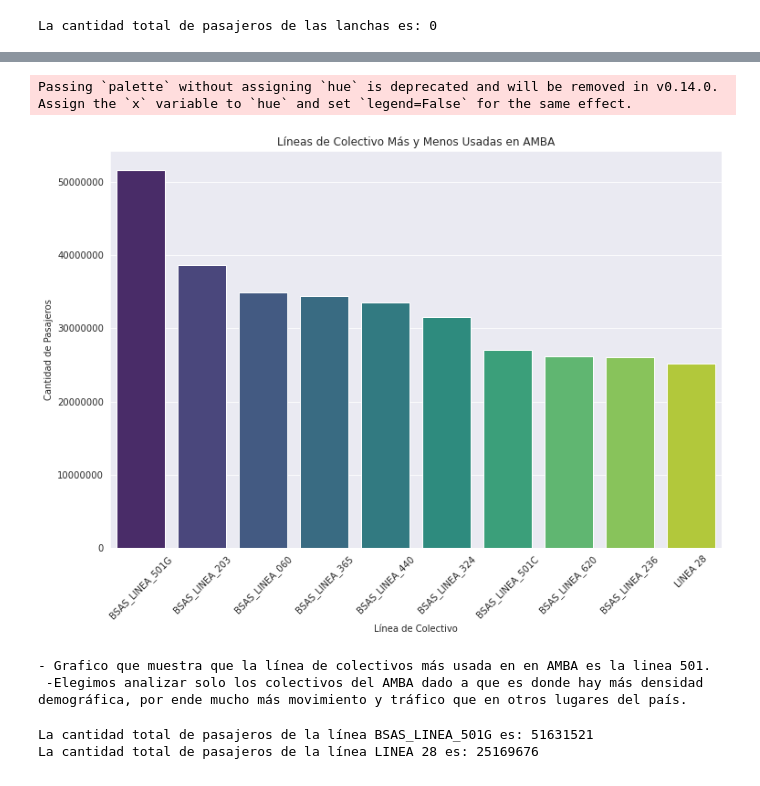
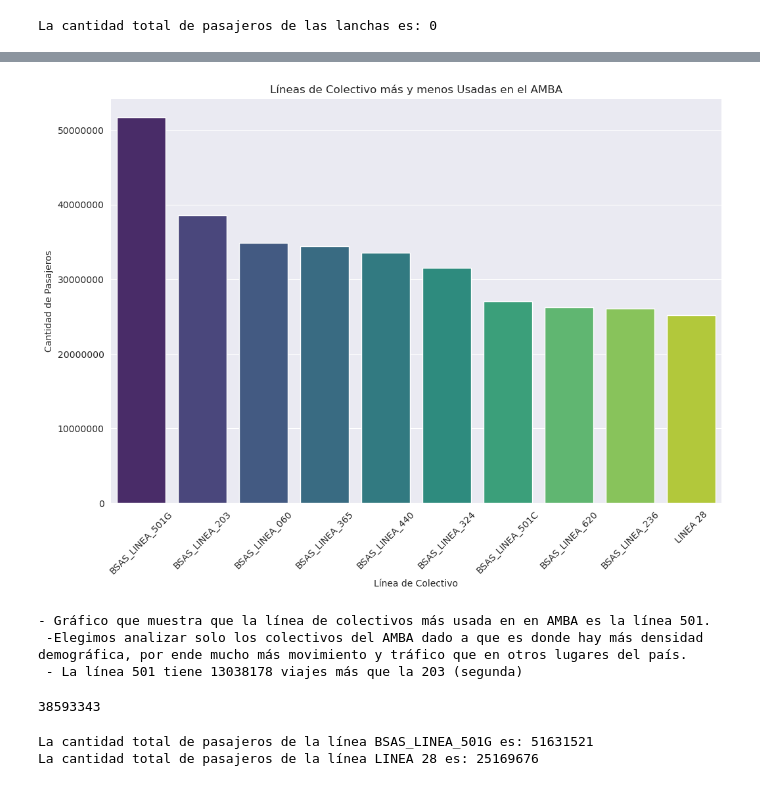
Before and after one commit to joacokoif/tp1_sube_2023_ldd, a Jupyter notebook: tp1_sube2023.ipynb, the cells around one changed output, grey strips where cells are left out. Saved outputs shown, nothing was run; the diff lists cells and outputs as text; code cells hidden in the pictures.

Commit message:
Agregue la línea en el 4

```diff
--- a/tp1_sube2023.ipynb
+++ b/tp1_sube2023.ipynb
@@ -321,30 +320,33 @@ Passing `palette` without assigning `hue` is deprecated and will be removed in v
 # %%
 colectivos_amba = sube_2023[(sube_2023['TIPO_TRANSPORTE'] == 'COLECTIVO') & (sube_2023['AMBA'] == 'SI')]
 
 pasajeros_por_linea = colectivos_amba.groupby('LINEA')['CANTIDAD'].sum().reset_index()
 
 top_10_lineas_mas_usadas = pasajeros_por_linea.nlargest(10, 'CANTIDAD')
 
 lineas_usadas = top_10_lineas_mas_usadas
 
 plt.figure(figsize=(12, 8))
 
 plt.ticklabel_format(style='plain', axis='y')
 
 sns.barplot(data=lineas_usadas, x='LINEA', y='CANTIDAD', palette='viridis')
 
-plt.title('Líneas de Colectivo Más y Menos Usadas en AMBA')
+plt.title('Líneas de Colectivo más y menos Usadas en el AMBA')
 plt.xlabel('Línea de Colectivo')
 plt.ylabel('Cantidad de Pasajeros')
 plt.xticks(rotation=45)
 plt.show()
-
-print(f"\033[1;32;40m\033[8;10;20m- Grafico que muestra que la línea de colectivos más usada en en AMBA es la linea 501. \n -Elegimos analizar solo los colectivos del AMBA dado a que es donde hay más densidad demográfica, por ende mucho más movimiento y tráfico que en otros lugares del país.")
+print(f"\033[1;32;40m\033[8;10;20m- Gráfico que muestra que la línea de colectivos más usada en en AMBA es la línea 501. \n -Elegimos analizar solo los colectivos del AMBA dado a que es donde hay más densidad demográfica, por ende mucho más movimiento y tráfico que en otros lugares del país.\n - La línea 501 tiene {(pasajeros_por_linea.loc[pasajeros_por_linea['LINEA'] == 'BSAS_LINEA_501G', 'CANTIDAD'].iloc[0] - pasajeros_por_linea.loc[pasajeros_por_linea['LINEA'] == 'BSAS_LINEA_203', 'CANTIDAD'].iloc[0])} viajes más que la 203 (segunda)")
 # %% [output]
+[figure, new version]
-Passing `palette` without assigning `hue` is deprecated and will be removed in v0.14.0. Assign the `x` variable to `hue` and set `legend=False` for the same effect.
+- Gráfico que muestra que la línea de colectivos más usada en en AMBA es la línea 501.
+ -Elegimos analizar solo los colectivos del AMBA dado a que es donde hay más densidad demográfica, por ende mucho más movimiento y tráfico que en otros lugares del país.
+ - La línea 501 tiene 13038178 viajes más que la 203 (segunda)
-[figure, old version]
-- Grafico que muestra que la línea de colectivos más usada en en AMBA es la linea 501.
- -Elegimos analizar solo los colectivos del AMBA dado a que es donde hay más densidad demográfica, por ende mucho más movimiento y tráfico que en otros lugares del país.
+# %%
+pasajeros_por_linea.loc[pasajeros_por_linea['LINEA'] == 'BSAS_LINEA_203', 'CANTIDAD'].iloc[0]
+# %% [output]
+38593343
 # %%
 #corroboramos que el grafico este bien:
 linea_501G = colectivos_amba[colectivos_amba['LINEA'] == 'BSAS_LINEA_501G']
```
Also changed, not shown: parts of 14 cells of this notebook, 1 other file.
